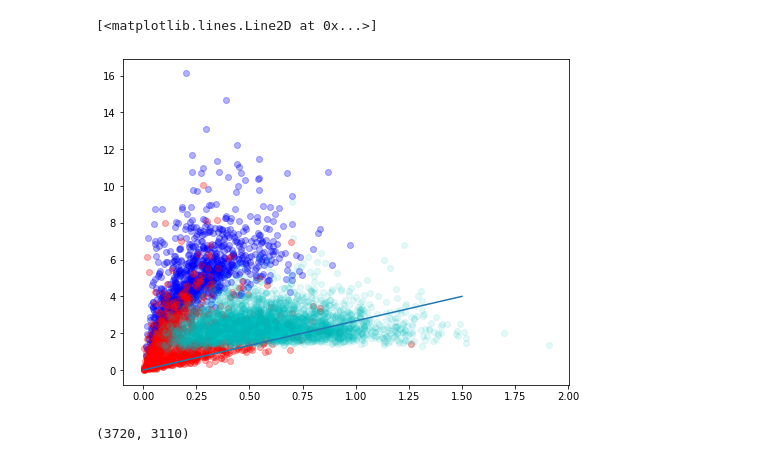
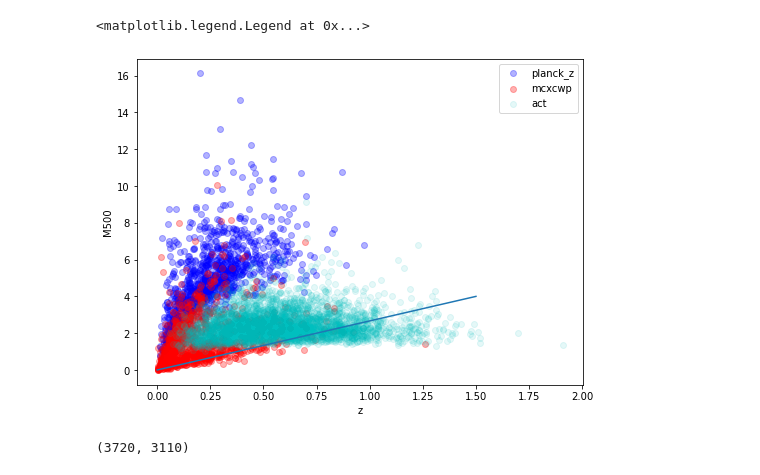
Before and after one commit to rt2122/data-segmentation-2, a Jupyter notebook: Planck_Unet_Act/cut_act.ipynb, the cells around one changed output. Drawn from its saved outputs; the diff is of its cells as text; code cells hidden in the pictures.

```diff
--- a/Planck_Unet_Act/cut_act.ipynb
+++ b/Planck_Unet_Act/cut_act.ipynb
@@ -8,14 +8,20 @@ planck_z = pd.read_csv('/home/rt2122/Data/clusters/planck_z.csv')
 mcxcwp = pd.read_csv('/home/rt2122/Data/clusters/mcxcwp.csv')
 # %%
 _, ax = plt.subplots(figsize=(8, 6))
-ax.scatter(planck_z['z'], planck_z['M500'], c='b', alpha=0.3)
-ax.scatter(mcxcwp['z'], mcxcwp['M500'], c='r', alpha=0.3)
-ax.scatter(act['z'], act['M500'], c='c', alpha=0.1)
+line = ax.scatter(planck_z['z'], planck_z['M500'], c='b', alpha=0.3)
+line.set_label('planck_z')
+line = ax.scatter(mcxcwp['z'], mcxcwp['M500'], c='r', alpha=0.3)
+line.set_label('mcxcwp')
+line = ax.scatter(act['z'], act['M500'], c='c', alpha=0.1)
+line.set_label('act')
+ax.set_xlabel('z')
+ax.set_ylabel('M500')
 ax.plot([0, 1.5], [0, 4])
+ax.legend()
 #y>=8x/3
 # %% [output]
-[<matplotlib.lines.Line2D at 0x...>]
+<matplotlib.legend.Legend at 0x...>
-[figure, old version]
+[figure, new version]
 # %%
 act_cut = act[act['M500'] >= (8 * act['z'] / 3)]
 len(act), len(act_cut)
```
Also changed, not shown: parts of 1 cell of this notebook, 10 other files.
